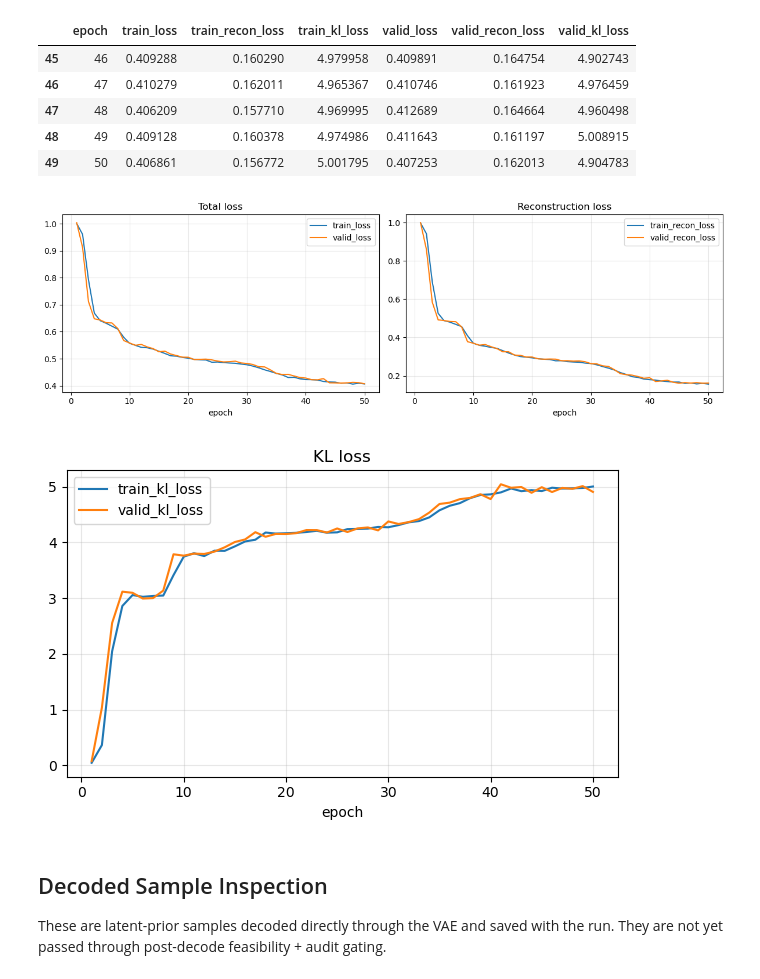
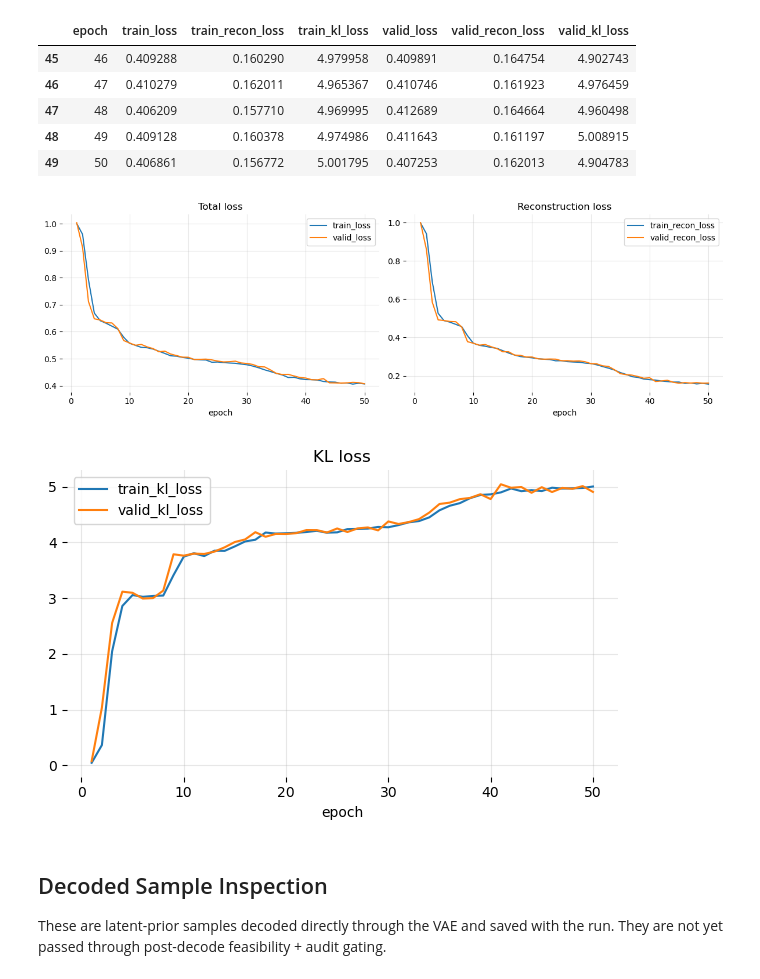
Before and after one commit to MAP9900/Convoy-Layout-Project, a Jupyter notebook: notebooks/vae_exploration.ipynb, the cells around one changed output. Drawn from its saved outputs; the diff is of its cells as text; code cells hidden in the pictures.

```diff
--- a/notebooks/vae_exploration.ipynb
+++ b/notebooks/vae_exploration.ipynb
@@ -57,8 +62,16 @@ NUM_WORKERS = 0
 SAMPLE_COUNT = 16
 
 # Training control
-RUN_TRAINING = True
-EXISTING_RUN_DIR: str | None = None
+RUN_TRAINING = False
+EXISTING_RUN_DIR: str | None = '/Users/matthewplambeck/Desktop/Convoy Layout Project/results/runs/vae/20260428_225419_notebook'
+
+# Post-training sample audit config
+AUDIT_SAMPLE_COUNT = 500
+AUDIT_CONVOY_PROFILE = "convoy_layout_1"
+AUDIT_CHECKPOINT_NAME = "model_best.pt"
+AUDIT_SEED = 1945
+
+TRAIN_COMPARE_LIMIT = 5000
 # %% [markdown]
 ## Helpers
 
@@ -415,21 +631,26 @@ history.tail()
 # %%
 fig, axes = plt.subplots(1, 2, figsize=(12, 4))
 history.plot(x="epoch", y=["train_loss", "valid_loss"], ax=axes[0], title="Total loss")
 history.plot(x="epoch", y=["train_recon_loss", "valid_recon_loss"], ax=axes[1], title="Reconstruction loss")
 axes[0].grid(True, alpha=0.3)
 axes[1].grid(True, alpha=0.3)
+for ax in axes:
+    for spine in ax.spines.values():
+        spine.set_visible(False)
 plt.tight_layout()
 plt.show()
 # %% [output]
-[figure, old version]
+[figure, new version]
 # %%
 fig, ax = plt.subplots(figsize=(6, 4))
 history.plot(x="epoch", y=["train_kl_loss", "valid_kl_loss"], ax=ax, title="KL loss")
 ax.grid(True, alpha=0.3)
+for spine in plt.gca().spines.values():
+    spine.set_visible(False)
 plt.tight_layout()
 plt.show()
 # %% [output]
-[figure, old version]
+[figure, new version]
 # %% [markdown]
 ## Decoded Sample Inspection
 
```
Also changed, not shown: parts of 16 cells of this notebook, 2 other files.
